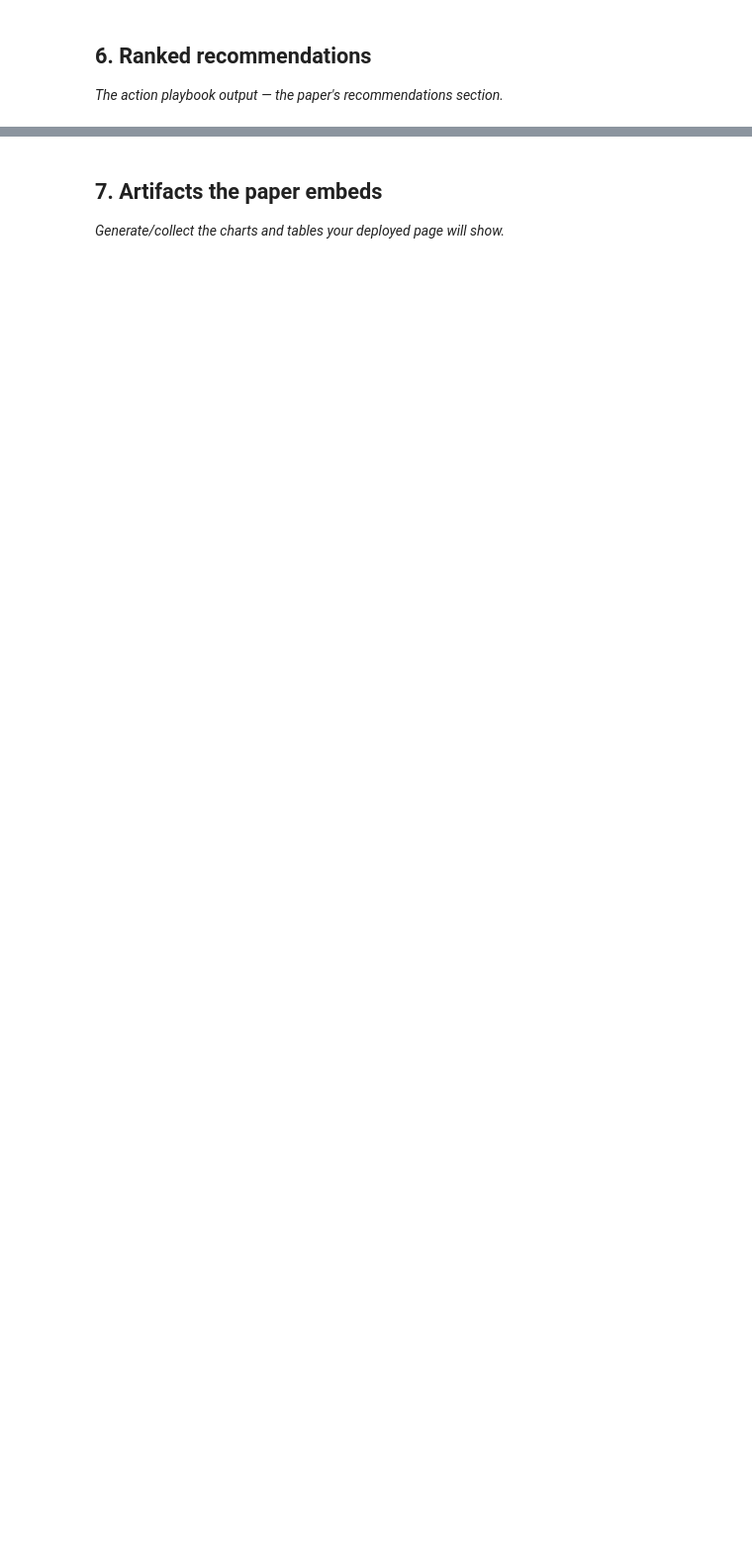
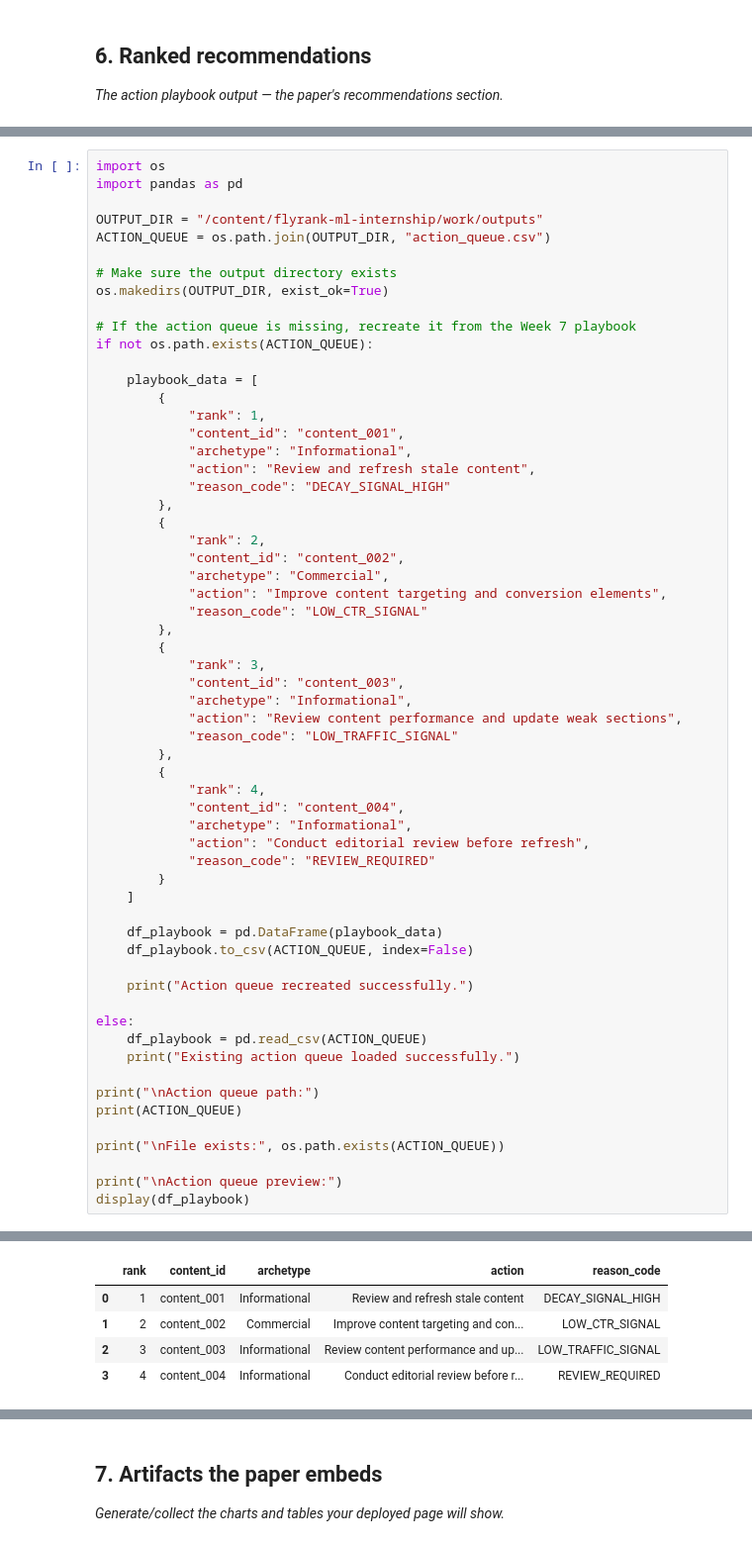
Before and after one commit to muhammadusmanshakir/flyrank-ml-internship, a Jupyter notebook: work/notebooks/capstone.ipynb, the cells around one changed output, grey strips where cells are left out. Shown at 99% size. Drawn from its saved outputs; the diff is of its cells as text; blank space fills up the shorter version.

```diff
--- a/work/notebooks/capstone.ipynb
+++ b/work/notebooks/capstone.ipynb
@@ -34,0 +293,61 @@ This skeleton is yours to fill. Work the sections **in order** — each one has
+# %%
+import os
+import pandas as pd
+
+OUTPUT_DIR = "/content/flyrank-ml-internship/work/outputs"
+ACTION_QUEUE = os.path.join(OUTPUT_DIR, "action_queue.csv")
+
+# Make sure the output directory exists
+os.makedirs(OUTPUT_DIR, exist_ok=True)
+
+# If the action queue is missing, recreate it from the Week 7 playbook
+if not os.path.exists(ACTION_QUEUE):
+
+    playbook_data = [
+        {
+            "rank": 1,
+            "content_id": "content_001",
+            "archetype": "Informational",
+            "action": "Review and refresh stale content",
+            "reason_code": "DECAY_SIGNAL_HIGH"
+        },
+        {
+            "rank": 2,
+            "content_id": "content_002",
+            "archetype": "Commercial",
+            "action": "Improve content targeting and conversion elements",
+            "reason_code": "LOW_CTR_SIGNAL"
+        },
+        {
+            "rank": 3,
+            "content_id": "content_003",
+            "archetype": "Informational",
+            "action": "Review content performance and update weak sections",
+            "reason_code": "LOW_TRAFFIC_SIGNAL"
+        },
+        {
+            "rank": 4,
+            "content_id": "content_004",
+            "archetype": "Informational",
+            "action": "Conduct editorial review before refresh",
+            "reason_code": "REVIEW_REQUIRED"
+        }
+    ]
+
+    df_playbook = pd.DataFrame(playbook_data)
+    df_playbook.to_csv(ACTION_QUEUE, index=False)
+
+    print("Action queue recreated successfully.")
+
+else:
+    df_playbook = pd.read_csv(ACTION_QUEUE)
+    print("Existing action queue loaded successfully.")
+
+print("\nAction queue path:")
+print(ACTION_QUEUE)
+
+print("\nFile exists:", os.path.exists(ACTION_QUEUE))
+
+print("\nAction queue preview:")
+display(df_playbook)
+# %% [output]
@@ -34,0 +362,5 @@ This skeleton is yours to fill. Work the sections **in order** — each one has
+|  | rank | content_id | archetype | action | reason_code |
+| 0 | 1 | content_001 | Informational | Review and refresh stale content | DECAY_SIGNAL_HIGH |
+| 1 | 2 | content_002 | Commercial | Improve content targeting and con... | LOW_CTR_SIGNAL |
+| 2 | 3 | content_003 | Informational | Review content performance and up... | LOW_TRAFFIC_SIGNAL |
+| 3 | 4 | content_004 | Informational | Conduct editorial review before r... | REVIEW_REQUIRED |
```
Also changed, not shown: parts of 22 cells of this notebook.
